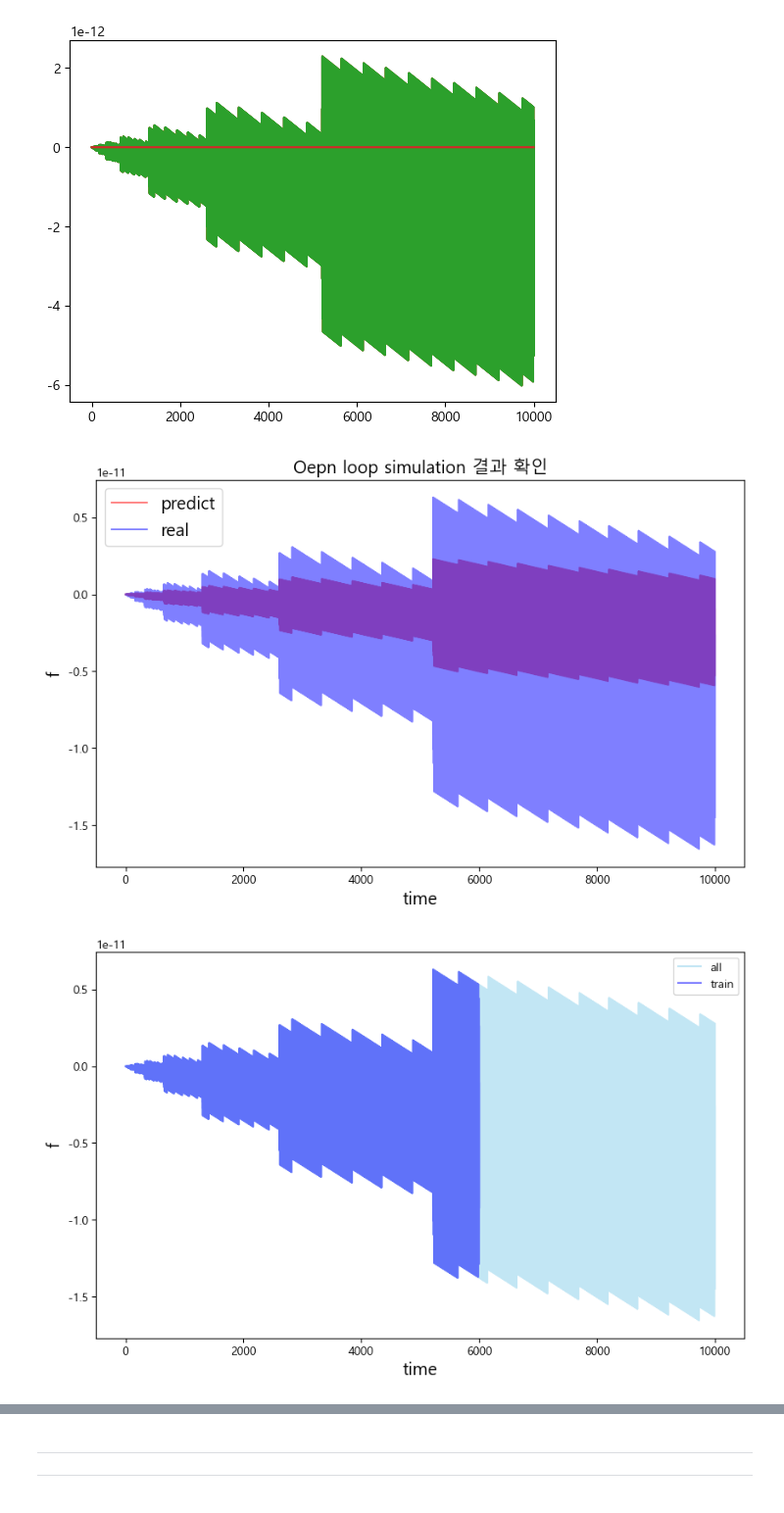
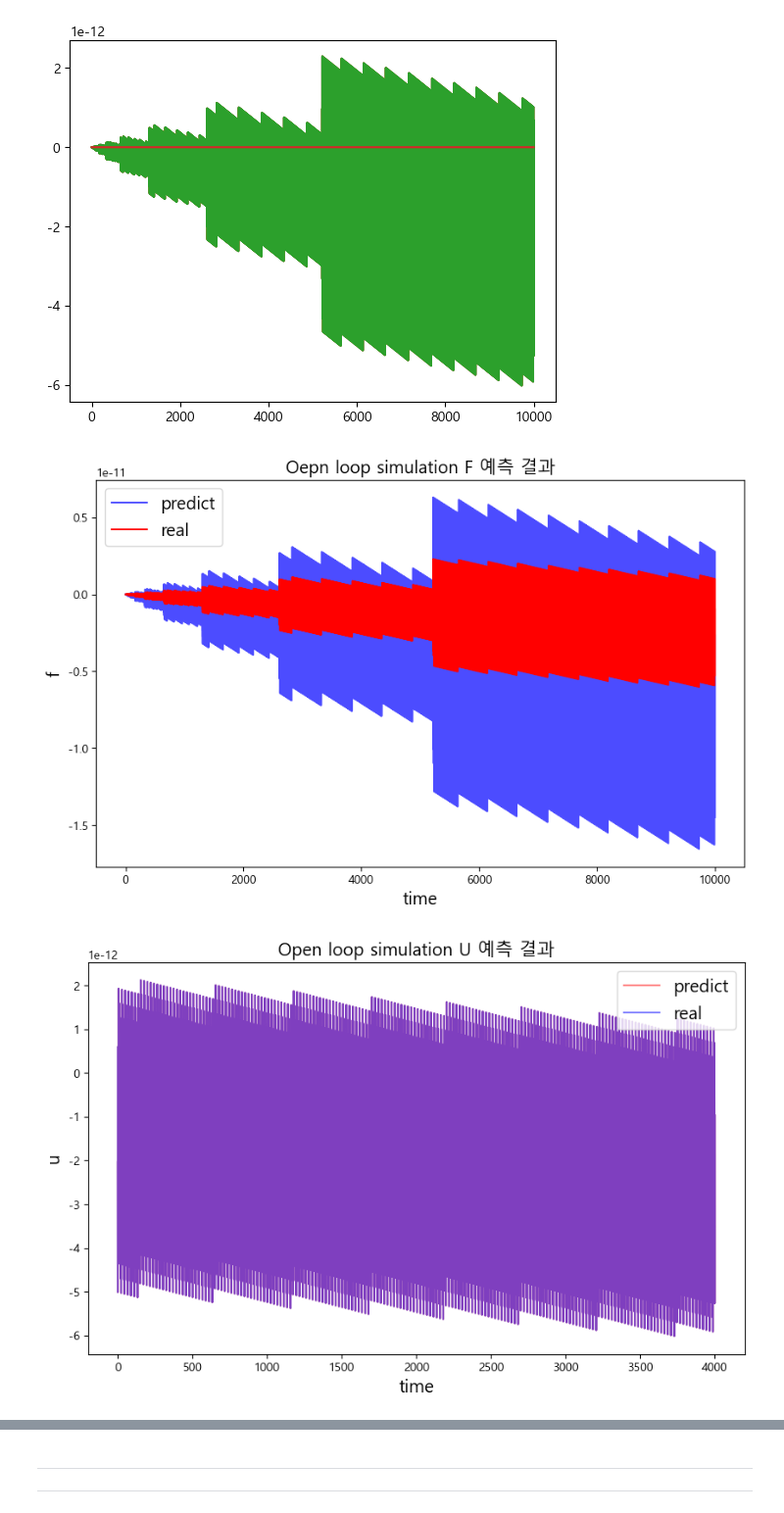
Before and after one commit to Jjineeq/hysteresis_curve, a Jupyter notebook: operator/ode_test.ipynb, the cells around one changed output, grey strips where cells are left out. Shown at 98% size. Drawn from its saved outputs; the diff is of its cells as text; code cells hidden in the pictures.

```diff
--- a/operator/ode_test.ipynb
+++ b/operator/ode_test.ipynb
@@ -181,16 +182,16 @@ test_dx = d_x[6000:]
 from pyswarm import pso
 # %%
 def objective_function(params, dx, target_df):
-    gamma, beta, alpha, n = params
+    gamma, beta, alpha, n, z = params
     df_list = []
     for i in range(len(target_df)):
-        _, df, _ = eval_inc(0, dx, gamma, beta, alpha, n)
+        _, df, _ = eval_inc(z, dx, gamma, beta, alpha, n)
         df_list.append(df)
     total_error = np.sum(np.abs(np.array(df_list) - np.array(target_df)))
     return total_error
 # %%
-lb = [-10, -10, -10, -10]
-ub = [10, 10, 10, 10]
+lb = [-10, -10, -10, -10, -10]
+ub = [10, 10, 10, 10, 10]
 
 args = (train_dx, np.append(np.diff(train_df['f'], axis=0),0))
 # %%
@@ -214,10 +222,10 @@ array([ 2.01546714, -3.38674098, -7.19572605,  1.97840327])
 # %%
-gamma, beta, alpha, n = optimized_params
+gamma, beta, alpha, n, z = optimized_params
 # %%
 result_matrix_2 = np.zeros((len(df), 4)) # z, x, f, e
 # %%
 for i in range(len(result_matrix_2)-1):
-    res = eval_inc(result_matrix_2[i,1], d_x[i], gamma, beta, alpha, 5)
+    res = eval_inc(z, d_x[i], gamma, beta, alpha, 1)
 
     result_matrix_2[i+1,0] = result_matrix_2[i,0] + d_x[i] # x
     result_matrix_2[i+1,1] = result_matrix_2[i,1] + res[0] # z
@@ -233,22 +241,23 @@ plt.plot(result_matrix_2)
 [figure]
 # %%
 plt.figure(figsize=(10,6))
-plt.plot(range(len(df)),result_matrix_2[:,2], color = 'red', alpha = 0.5)
-plt.plot(range(len(df)), df.f, color = 'blue', alpha = 0.5)
-plt.title('Oepn loop simulation 결과 확인', fontsize = 15)
+plt.plot(range(len(df)), df.f, color = 'blue', alpha = 0.7)
+plt.plot(range(len(df)),result_matrix_2[:,2], color = 'red', alpha = 1)
+plt.title('Oepn loop simulation F 예측 결과', fontsize = 15)
 plt.legend(['predict', 'real'], fontsize = 15)
 plt.ylabel('f', fontsize = 15)
 plt.xlabel('time', fontsize = 15)
 plt.show()
 # %% [output]
-[figure, old version]
+[figure, new version]
 # %%
-plt.figure(figsize=(10,6))
-plt.plot(df.f, color = 'skyblue', alpha = 0.5)
-plt.plot(train_df.f, color = 'blue', alpha = 0.5)
-plt.legend(['all', 'train'])
-plt.ylabel('f', fontsize = 15)
+plt.figure(figsize = (10, 6))
+plt.title('Open loop simulation U 예측 결과', fontsize = 15)
+plt.plot(range(4001),result_matrix_2[:,0][len(train_df):], alpha = 0.5, color = 'red')
+plt.plot(range(4001), df.u[len(train_df):], alpha = 0.5, color = 'blue')
+plt.legend(['predict', 'real'], fontsize = 15)
+plt.ylabel('u', fontsize = 15)
 plt.xlabel('time', fontsize = 15)
 plt.show()
 # %% [output]
-[figure, old version]
+[figure, new version]
```
Also changed, not shown: parts of 33 cells of this notebook, 2 other files.
